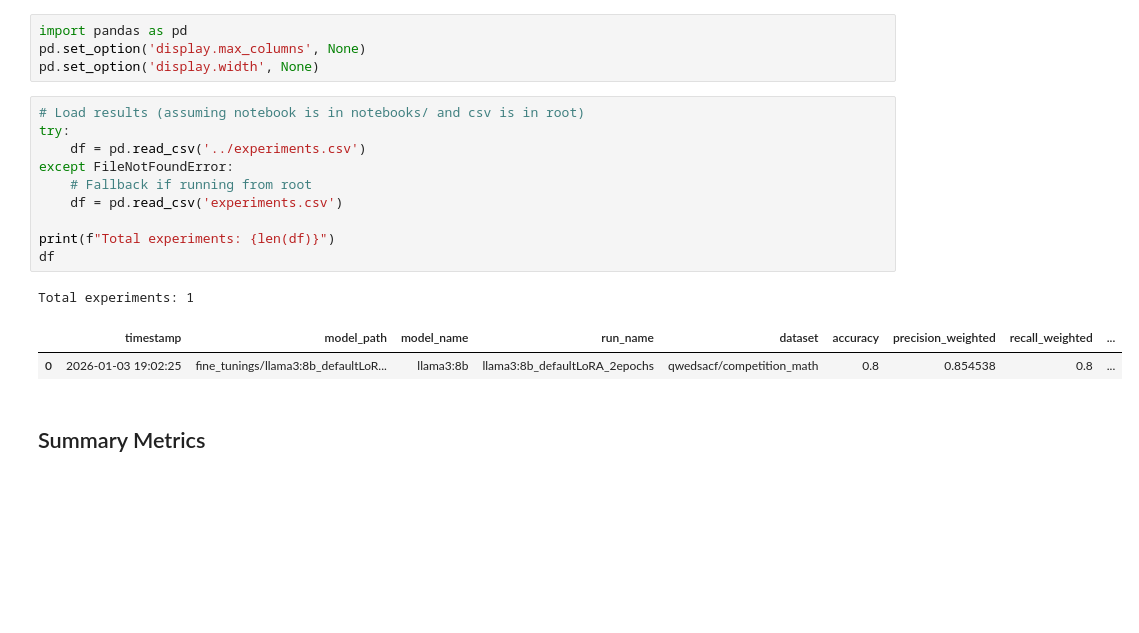
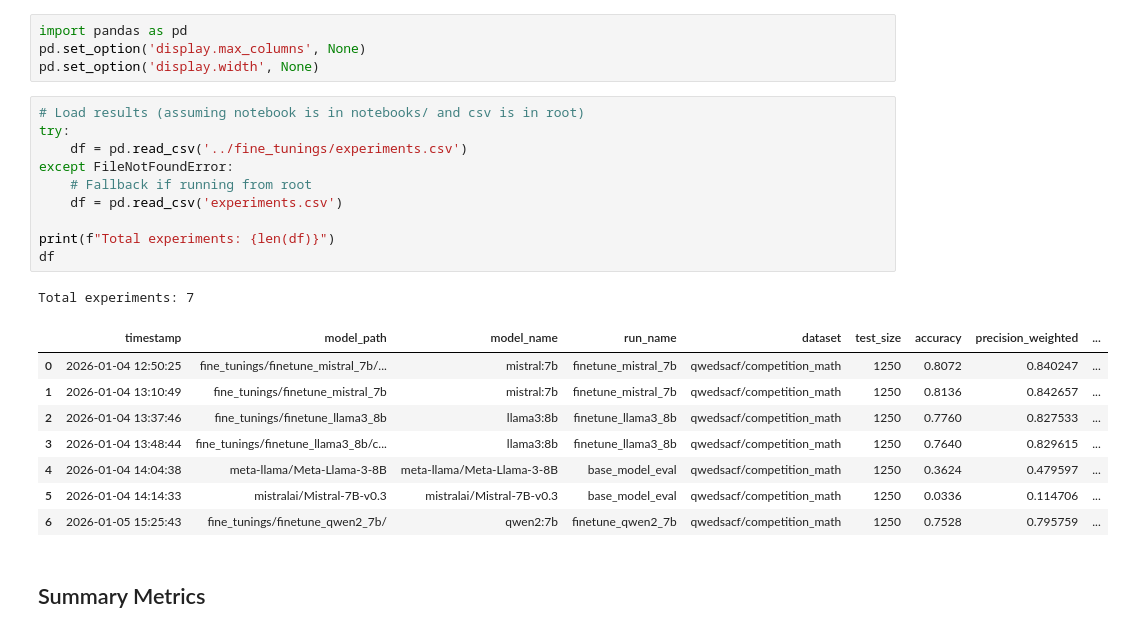
Before and after one commit to yass-ML/AdvancedNLP-Project, a Jupyter notebook: notebooks/view_experiments.ipynb, the cells around one changed output. Drawn from its saved outputs; the diff is of its cells as text; blank space fills up the shorter version.

Commit message:
finetuned all SLMs on math classification (unsloth)

```diff
--- a/notebooks/view_experiments.ipynb
+++ b/notebooks/view_experiments.ipynb
@@ -9,17 +9,23 @@ pd.set_option('display.width', None)
 # %%
 # Load results (assuming notebook is in notebooks/ and csv is in root)
 try:
-    df = pd.read_csv('../experiments.csv')
+    df = pd.read_csv('../fine_tunings/experiments.csv')
 except FileNotFoundError:
     # Fallback if running from root
     df = pd.read_csv('experiments.csv')
 
 print(f"Total experiments: {len(df)}")
 df
 # %% [output]
-Total experiments: 1
+Total experiments: 7
-|  | timestamp | model_path | model_name | run_name | dataset | accuracy | precision_weighted | recall_weighted | ... |
-| 0 | 2026-01-03 19:02:25 | fine_tunings/llama3:8b_defaultLoR... | llama3:8b | llama3:8b_defaultLoRA_2epochs | qwedsacf/competition_math | 0.8 | 0.854538 | 0.8 | ... |
+|  | timestamp | model_path | model_name | run_name | dataset | test_size | accuracy | precision_weighted | ... |
+| 0 | 2026-01-04 12:50:25 | fine_tunings/finetune_mistral_7b/... | mistral:7b | finetune_mistral_7b | qwedsacf/competition_math | 1250 | 0.8072 | 0.840247 | ... |
+| 1 | 2026-01-04 13:10:49 | fine_tunings/finetune_mistral_7b | mistral:7b | finetune_mistral_7b | qwedsacf/competition_math | 1250 | 0.8136 | 0.842657 | ... |
+| 2 | 2026-01-04 13:37:46 | fine_tunings/finetune_llama3_8b | llama3:8b | finetune_llama3_8b | qwedsacf/competition_math | 1250 | 0.7760 | 0.827533 | ... |
+| 3 | 2026-01-04 13:48:44 | fine_tunings/finetune_llama3_8b/c... | llama3:8b | finetune_llama3_8b | qwedsacf/competition_math | 1250 | 0.7640 | 0.829615 | ... |
+| 4 | 2026-01-04 14:04:38 | meta-llama/Meta-Llama-3-8B | meta-llama/Meta-Llama-3-8B | base_model_eval | qwedsacf/competition_math | 1250 | 0.3624 | 0.479597 | ... |
+| 5 | 2026-01-04 14:14:33 | mistralai/Mistral-7B-v0.3 | mistralai/Mistral-7B-v0.3 | base_model_eval | qwedsacf/competition_math | 1250 | 0.0336 | 0.114706 | ... |
+| 6 | 2026-01-05 15:25:43 | fine_tunings/finetune_qwen2_7b/ | qwen2:7b | finetune_qwen2_7b | qwedsacf/competition_math | 1250 | 0.7528 | 0.795759 | ... |
 # %% [markdown]
 ## Summary Metrics
 # %%
```
Also changed, not shown: parts of 3 cells of this notebook, 5 other files.
